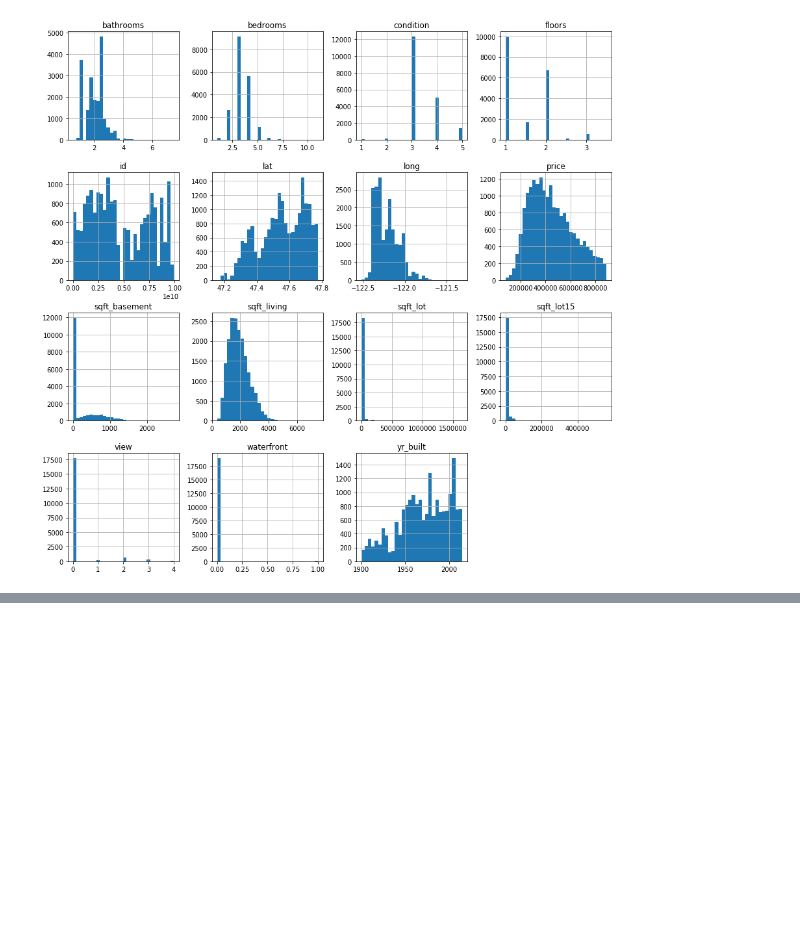
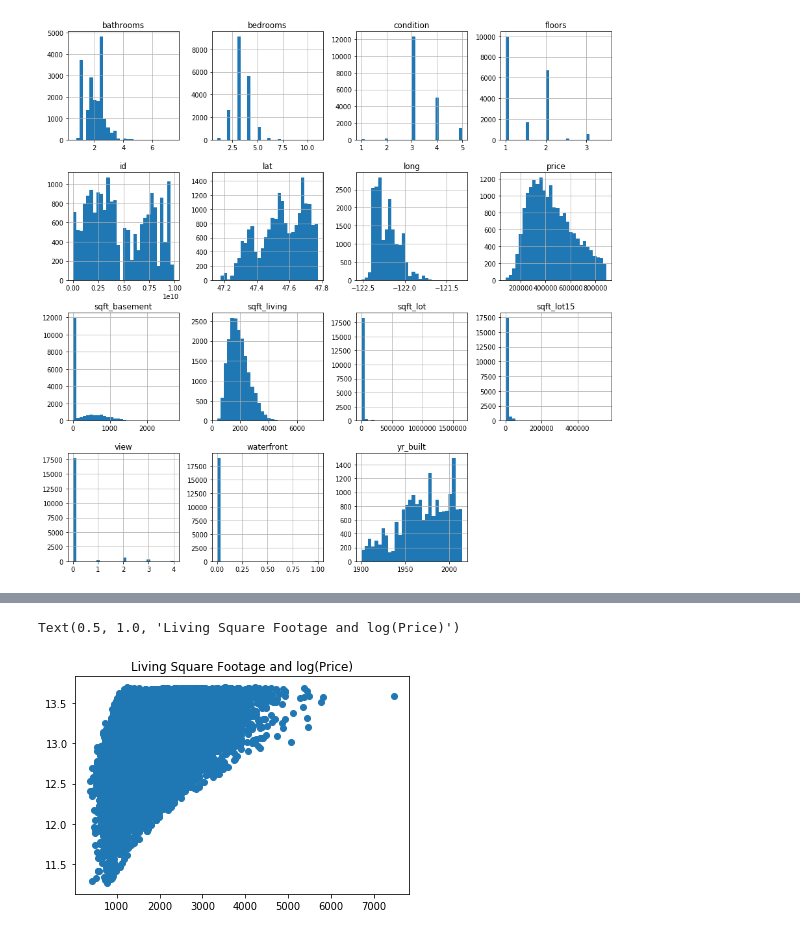
Before and after one commit to AlecMorgan/Housing-Price-Predictor, a Jupyter notebook: wip.ipynb, the cells around one changed output, grey strips where cells are left out. Cells and saved outputs as stored; diff of their text form; code cells hidden in the pictures; blank space fills up the shorter version.

Commit message:
add log transformation of price

```diff
--- a/wip.ipynb
+++ b/wip.ipynb
@@ -454,3 +508,14 @@ plt.title('yr_built')
 # TODO(Kayli) price inflation to fit 2019. convert datetime to something else (days from first day in set?(2014-05-02))
 # convert latitude and longitude to a distance from a certain point Seattle is 47.609795, -122.337173
 # Create simple linear models for all variables
+# %%
+# A lot of the scatterplots have a slightly curved upward motion in relation to price.
+# The log of price, may improve the model.
+
+log_y = np.log(house_data['price'])
+# %%
+plt.scatter(house_data['sqft_living'], log_y)
+plt.title('Living Square Footage and log(Price)')
+# %% [output]
+Text(0.5, 1.0, 'Living Square Footage and log(Price)')
+[figure, added]
```
Also changed, not shown: parts of 24 cells of this notebook.
